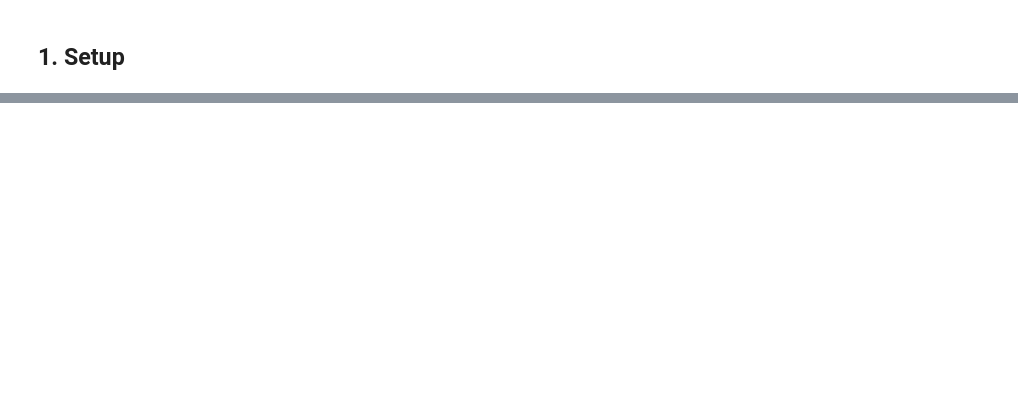
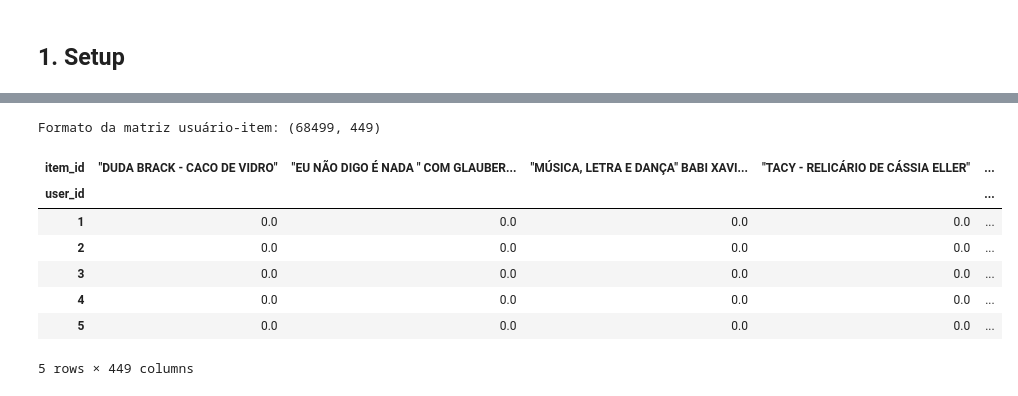
Before and after one commit to Kdu07/recomendashow, a Jupyter notebook: src/aad/02_knn.ipynb, the cells around one changed output, grey strips where cells are left out. Saved outputs shown, nothing was run; the diff lists cells and outputs as text; code cells hidden in the pictures; blank space fills up the shorter version.

```diff
--- a/src/aad/02_knn.ipynb
+++ b/src/aad/02_knn.ipynb
@@ -18,0 +195,21 @@
+# %%
+matriz_usuario_item = df.pivot_table(
+    index="user_id",
+    columns="item_id",
+    values="ranking",
+    fill_value=0
+)
+
+print("Formato da matriz usuário-item:", matriz_usuario_item.shape)
+
+matriz_usuario_item.head()
+# %% [output]
+Formato da matriz usuário-item: (68499, 449)
+| item_id | "DUDA BRACK - CACO DE VIDRO" | "EU NÃO DIGO É NADA " COM GLAUBER... | "MÚSICA, LETRA E DANÇA" BABI XAVI... | "TACY - RELICÁRIO DE CÁSSIA ELLER" | ... |
+| user_id |  |  |  |  | ... |
+| 1 | 0.0 | 0.0 | 0.0 | 0.0 | ... |
+| 2 | 0.0 | 0.0 | 0.0 | 0.0 | ... |
+| 3 | 0.0 | 0.0 | 0.0 | 0.0 | ... |
+| 4 | 0.0 | 0.0 | 0.0 | 0.0 | ... |
+| 5 | 0.0 | 0.0 | 0.0 | 0.0 | ... |
+5 rows × 449 columns
```
Also changed, not shown: parts of 33 cells of this notebook, 3 other files.
